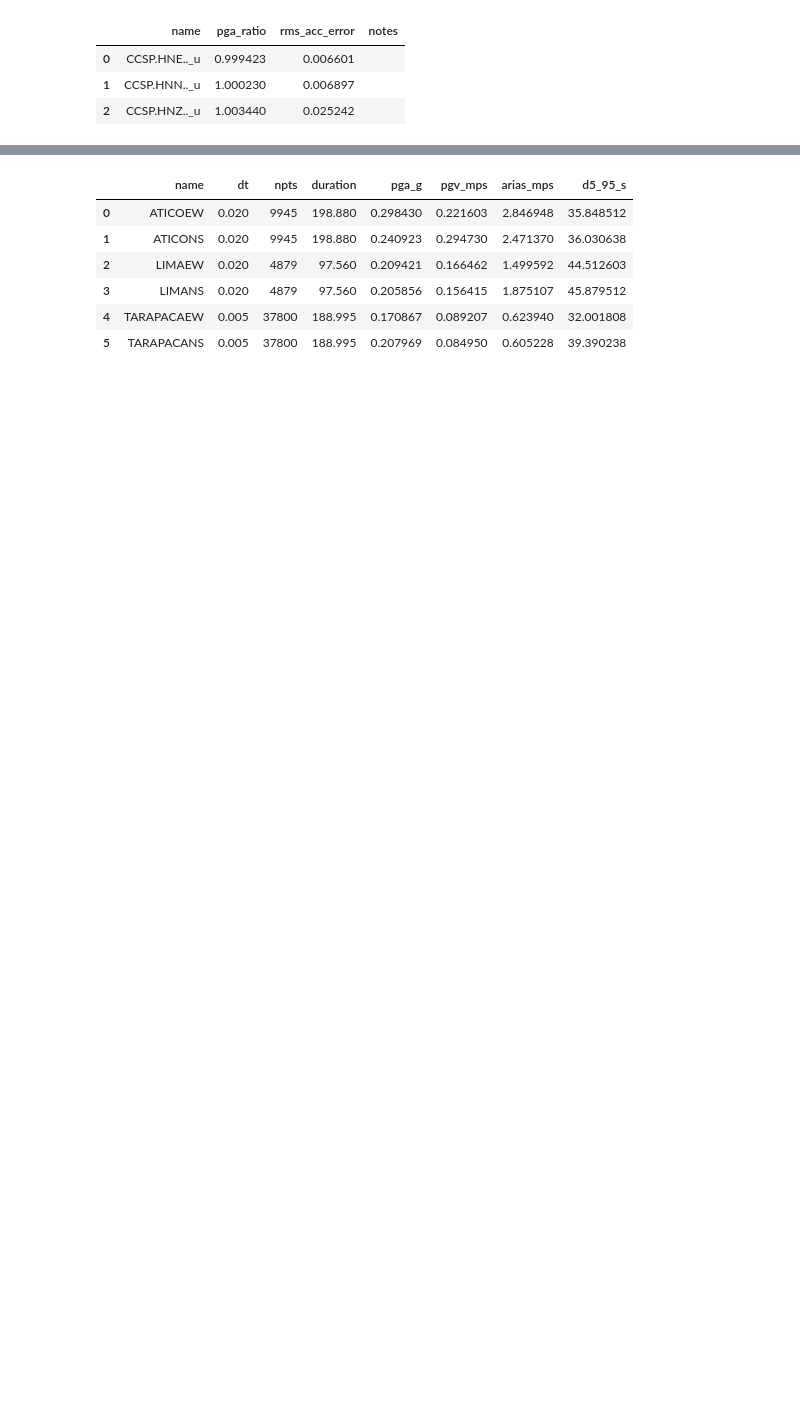
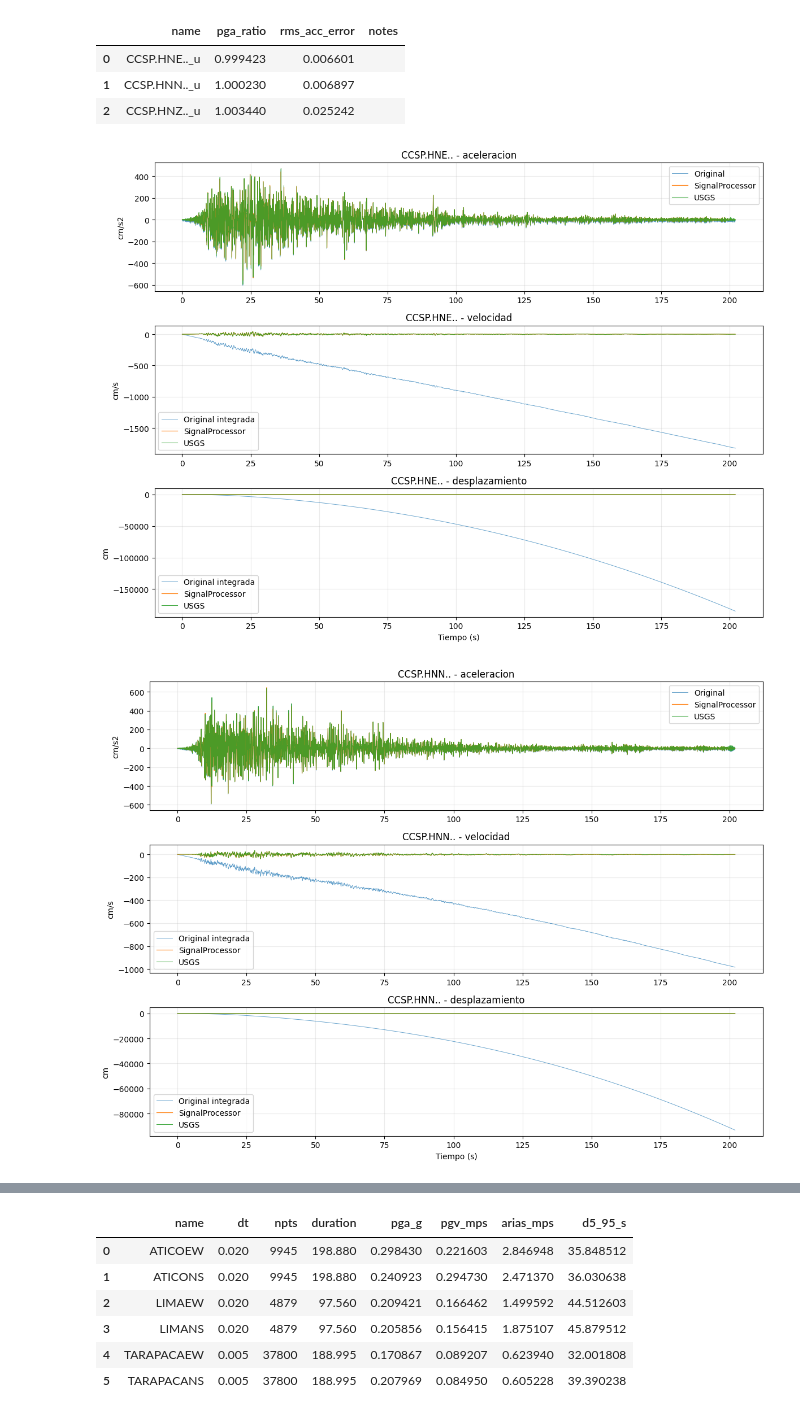
Before and after one commit to joelefrain/SignalProcessor, a Jupyter notebook: notebooks/04_benchmarks.ipynb, the cells around one changed output, grey strips where cells are left out. Drawn from its saved outputs; the diff is of its cells as text; code cells hidden in the pictures; blank space fills up the shorter version.

```diff
--- a/notebooks/04_benchmarks.ipynb
+++ b/notebooks/04_benchmarks.ipynb
@@ -22,3 +32,49 @@ batch_usgs_benchmark(benchmark_root)
 | 0 | CCSP.HNE.._u | 0.999423 | 0.006601 |  |
 | 1 | CCSP.HNN.._u | 1.000230 | 0.006897 |  |
 | 2 | CCSP.HNZ.._u | 1.003440 | 0.025242 |  |
+# %%
+def plot_correction_case(component):
+    raw = read_motion(benchmark_root / 'uncorrected_motion' / f'{component}_u.smc')
+    usgs_acc = read_motion(benchmark_root / 'corrected_motion' / f'{component}_a.smc', units='cm/s^2')
+    usgs_vel = read_motion(benchmark_root / 'corrected_motion' / f'{component}_v.smc', units='cm/s^2')
+    usgs_disp = read_motion(benchmark_root / 'corrected_motion' / f'{component}_d.smc', units='cm/s^2')
+
+    project = correct_record(raw, CorrectionConfig(highpass_hz=0.05, lowpass_hz=25.0, filter_order=4))
+    project_acc = project.record.as_units('cm/s^2')
+    raw_vel, raw_disp = integrate_motion(raw.acceleration_si(), raw.dt)
+
+    n_acc = min(raw.npts, project_acc.npts, usgs_acc.npts)
+    n_vel = min(raw.npts, project.velocity.size, usgs_vel.npts)
+    n_disp = min(raw.npts, project.displacement.size, usgs_disp.npts)
+
+    fig, axes = plt.subplots(3, 1, figsize=(12, 9), sharex=False)
+    axes[0].plot(raw.time[:n_acc], raw.as_units('cm/s^2').acceleration[:n_acc], lw=0.65, alpha=0.7, label='Original')
+    axes[0].plot(project_acc.time[:n_acc], project_acc.acceleration[:n_acc], lw=0.85, label='SignalProcessor')
+    axes[0].plot(usgs_acc.time[:n_acc], usgs_acc.acceleration[:n_acc], lw=0.75, alpha=0.85, label='USGS')
+    axes[0].set_title(f'{component} - aceleracion')
+    axes[0].set_ylabel('cm/s2')
+
+    axes[1].plot(raw.time[:n_vel], raw_vel[:n_vel] * 100.0, lw=0.65, alpha=0.7, label='Original integrada')
+    axes[1].plot(project.record.time[:n_vel], project.velocity[:n_vel] * 100.0, lw=0.85, label='SignalProcessor')
+    axes[1].plot(usgs_vel.time[:n_vel], usgs_vel.acceleration[:n_vel], lw=0.75, alpha=0.85, label='USGS')
+    axes[1].set_title(f'{component} - velocidad')
+    axes[1].set_ylabel('cm/s')
+
+    axes[2].plot(raw.time[:n_disp], raw_disp[:n_disp] * 100.0, lw=0.65, alpha=0.7, label='Original integrada')
+    axes[2].plot(project.record.time[:n_disp], project.displacement[:n_disp] * 100.0, lw=0.85, label='SignalProcessor')
+    axes[2].plot(usgs_disp.time[:n_disp], usgs_disp.acceleration[:n_disp], lw=0.75, alpha=0.85, label='USGS')
+    axes[2].set_title(f'{component} - desplazamiento')
+    axes[2].set_ylabel('cm')
+    axes[2].set_xlabel('Tiempo (s)')
+
+    for ax in axes:
+        ax.grid(alpha=0.25)
+        ax.legend()
+    fig.tight_layout()
+    return fig
+
+for component in ['CCSP.HNE..', 'CCSP.HNN..', 'CCSP.HNZ..']:
+    plot_correction_case(component)
+# %% [output]
+[figure, added]
+[figure, added]
```
Also changed, not shown: parts of 9 cells of this notebook, 2 other files.
